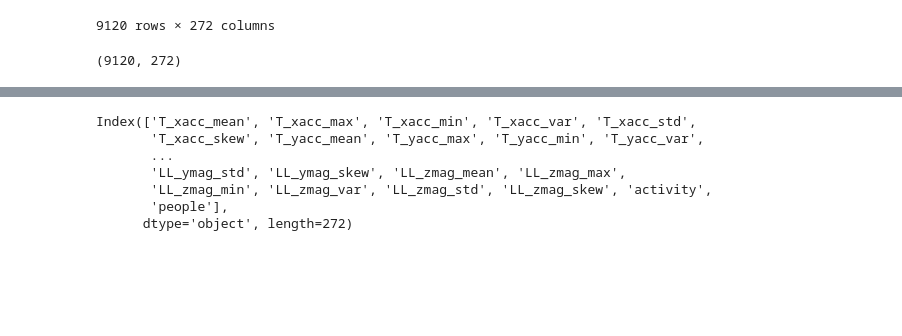
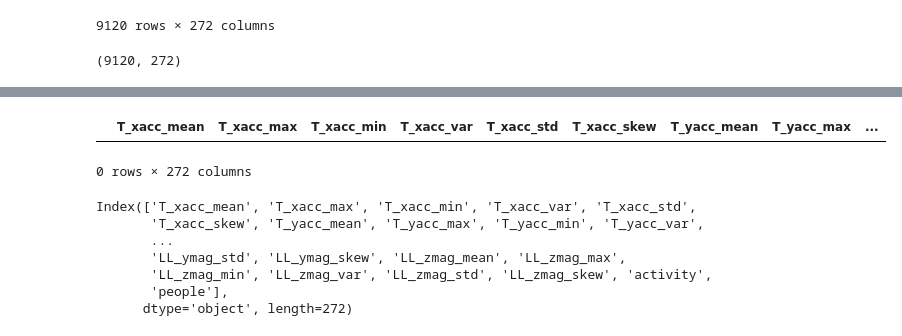
Before and after one commit to hyeongls/ai-class, a Jupyter notebook: 5주차/DSA_feature_AE.ipynb, the cells around one changed output, grey strips where cells are left out. Saved outputs shown, nothing was run; the diff lists cells and outputs as text; code cells hidden in the pictures; blank space fills up the shorter version.

```diff
--- a/5주차/DSA_feature_AE.ipynb
+++ b/5주차/DSA_feature_AE.ipynb
@@ -51,0 +64,6 @@ False
+# %%
+# 결측치가 있는 모든 행 출력
+df[df.isnull().any(axis=1)]
+# %% [output]
+|  | T_xacc_mean | T_xacc_max | T_xacc_min | T_xacc_var | T_xacc_std | T_xacc_skew | T_yacc_mean | T_yacc_max | ... |
+0 rows × 272 columns
```
Also changed, not shown: parts of 2 cells of this notebook.
